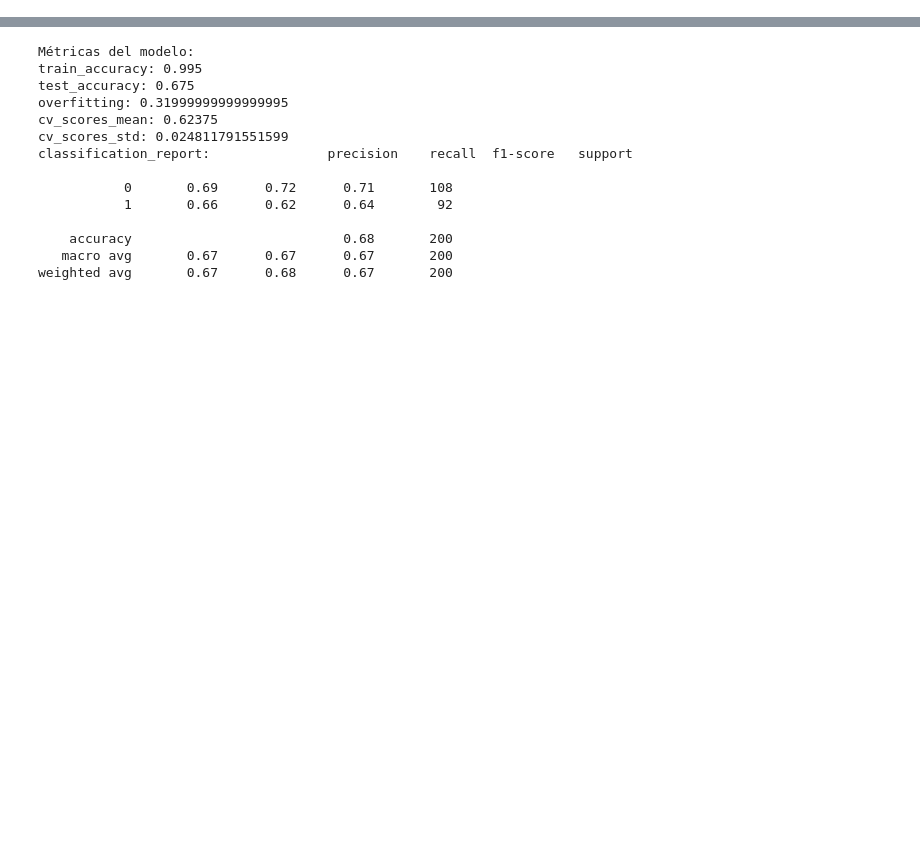
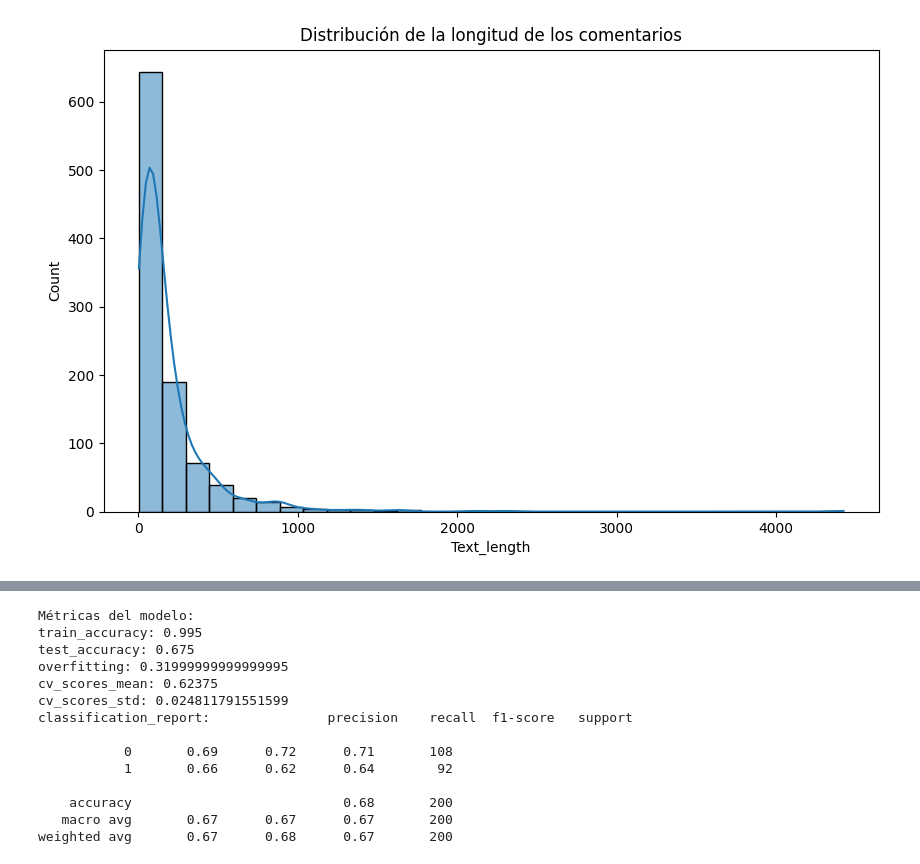
Before and after one commit to AI-School-F5-P3/NLP_youtube_G5, a Jupyter notebook: notebooks/essential.ipynb, the cells around one changed output, grey strips where cells are left out. Cells and saved outputs as stored; diff of their text form; code cells hidden in the pictures; blank space fills up the shorter version.

```diff
--- a/notebooks/essential.ipynb
+++ b/notebooks/essential.ipynb
@@ -12,0 +19,3 @@ from sklearn.model_selection import cross_val_score
+# %%
+# Cargar el dataset
+df = pd.read_csv('../youtoxic_english_1000.csv')
@@ -12,0 +105,9 @@ from sklearn.model_selection import cross_val_score
+# %%
+# Distribución de la longitud de los comentarios
+df['Text_length'] = df['Text'].apply(len)
+plt.figure(figsize=(10, 6))
+sns.histplot(df['Text_length'], kde=True, bins=30)
+plt.title('Distribución de la longitud de los comentarios')
+plt.show()
+# %% [output]
+[figure, added]
```
Also changed, not shown: parts of 16 cells of this notebook, 18 other files.
